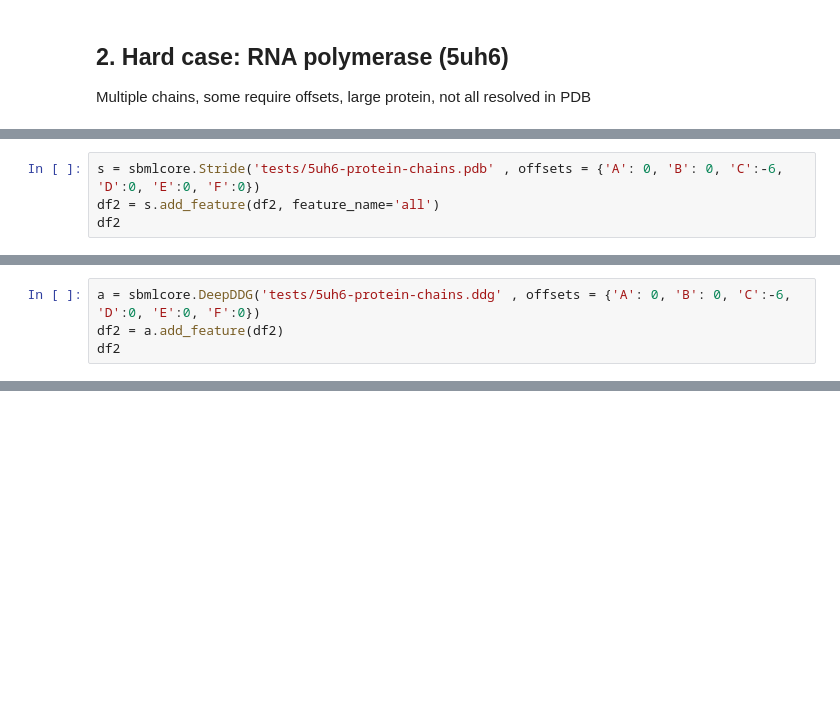
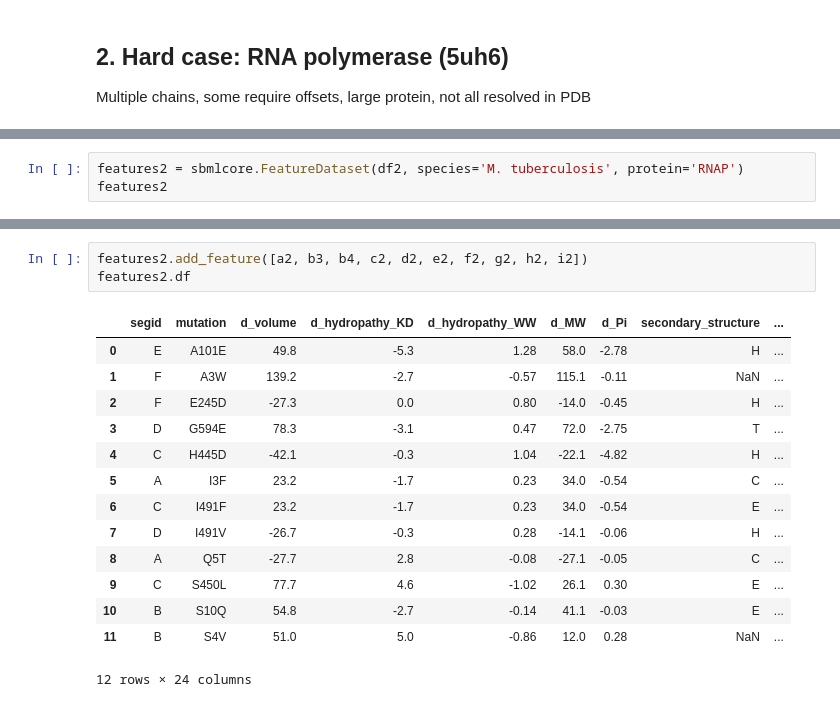
Before and after one commit to fowler-lab/sbmlcore, a Jupyter notebook: walkthrough.ipynb, the cells around one changed output, grey strips where cells are left out. Cells and saved outputs as stored; diff of their text form; blank space fills up the shorter version.

```diff
--- a/walkthrough.ipynb
+++ b/walkthrough.ipynb
@@ -199,4 +174,0 @@ Note chain C (rpoB) requires an offset.
-# %%
-s = sbmlcore.Stride('tests/5uh6-protein-chains.pdb' , offsets = {'A': 0, 'B': 0, 'C':-6, 'D':0, 'E':0, 'F':0})
-df2 = s.add_feature(df2, feature_name='all')
-df2
@@ -217,4 +174,0 @@ df2
-# %%
-a = sbmlcore.DeepDDG('tests/5uh6-protein-chains.ddg' , offsets = {'A': 0, 'B': 0, 'C':-6, 'D':0, 'E':0, 'F':0})
-df2 = a.add_feature(df2)
-df2
@@ -239,0 +175,3 @@ a.results.deep_ddG.hist(bins=50)
+# %%
+features2 = sbmlcore.FeatureDataset(df2, species='M. tuberculosis', protein='RNAP')
+features2
@@ -239,0 +201,18 @@ a.results.deep_ddG.hist(bins=50)
+# %%
+features2.add_feature([a2, b3, b4, c2, d2, e2, f2, g2, h2, i2])
+features2.df
+# %% [output]
+|  | segid | mutation | d_volume | d_hydropathy_KD | d_hydropathy_WW | d_MW | d_Pi | secondary_structure | ... |
+| 0 | E | A101E | 49.8 | -5.3 | 1.28 | 58.0 | -2.78 | H | ... |
+| 1 | F | A3W | 139.2 | -2.7 | -0.57 | 115.1 | -0.11 | NaN | ... |
+| 2 | F | E245D | -27.3 | 0.0 | 0.80 | -14.0 | -0.45 | H | ... |
+| 3 | D | G594E | 78.3 | -3.1 | 0.47 | 72.0 | -2.75 | T | ... |
+| 4 | C | H445D | -42.1 | -0.3 | 1.04 | -22.1 | -4.82 | H | ... |
+| 5 | A | I3F | 23.2 | -1.7 | 0.23 | 34.0 | -0.54 | C | ... |
+| 6 | C | I491F | 23.2 | -1.7 | 0.23 | 34.0 | -0.54 | E | ... |
+| 7 | D | I491V | -26.7 | -0.3 | 0.28 | -14.1 | -0.06 | H | ... |
+| 8 | A | Q5T | -27.7 | 2.8 | -0.08 | -27.1 | -0.05 | C | ... |
+| 9 | C | S450L | 77.7 | 4.6 | -1.02 | 26.1 | 0.30 | E | ... |
+| 10 | B | S10Q | 54.8 | -2.7 | -0.14 | 41.1 | -0.03 | E | ... |
+| 11 | B | S4V | 51.0 | 5.0 | -0.86 | 12.0 | 0.28 | NaN | ... |
+12 rows × 24 columns
```
Also changed, not shown: parts of 32 cells of this notebook, 15 other files.
